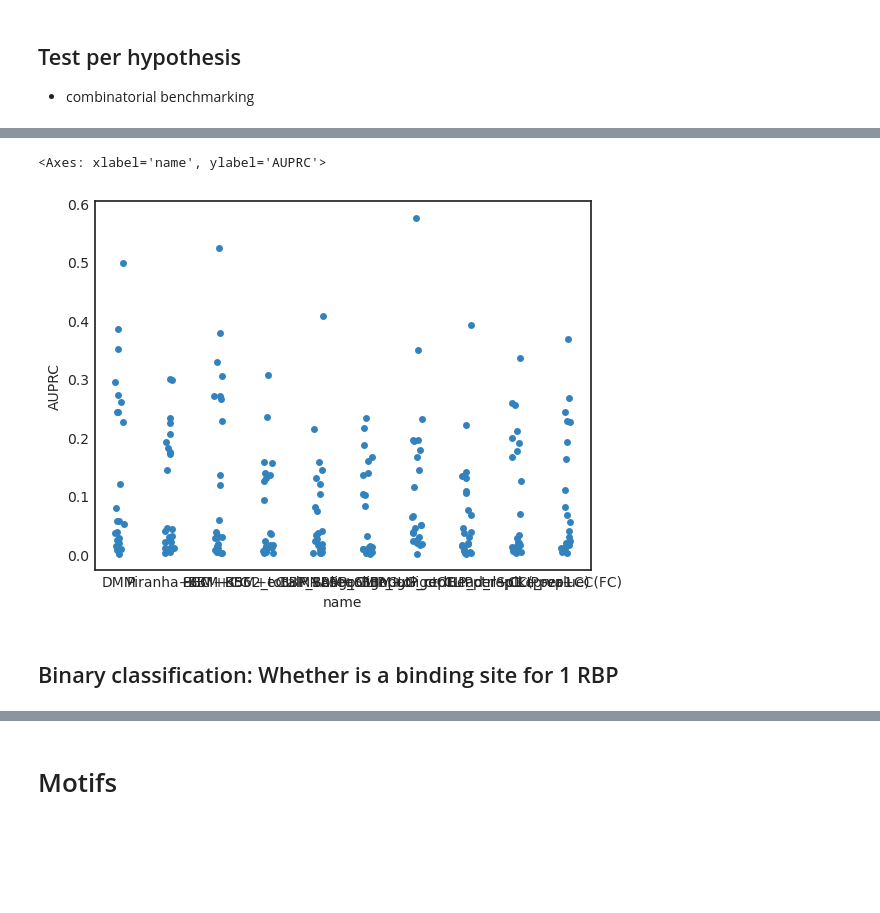
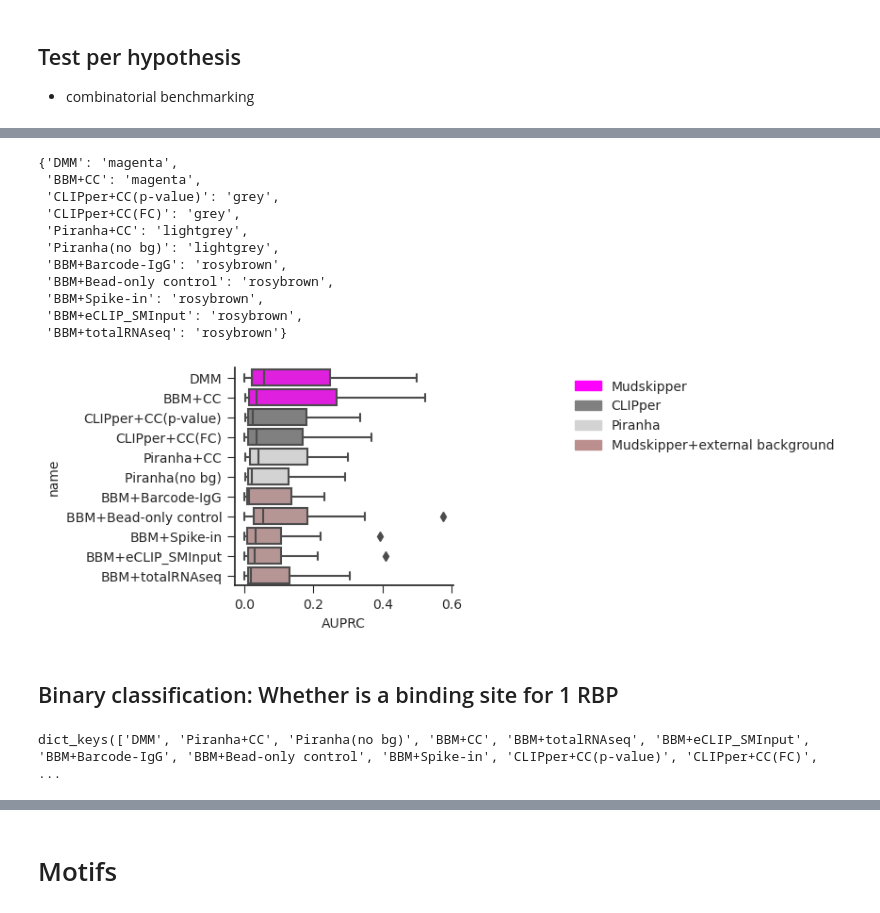
Before and after one commit to algaebrown/Mudskipper_analysis, a Jupyter notebook: 1_Evaluate_all_model_and_bg.ipynb, the cells around one changed output, grey strips where cells are left out. Saved outputs shown, nothing was run; the diff lists cells and outputs as text; code cells hidden in the pictures; blank space fills up the shorter version.

```diff
--- a/1_Evaluate_all_model_and_bg.ipynb
+++ b/1_Evaluate_all_model_and_bg.ipynb
@@ -14,7 +14,7 @@ import matplotlib.cm as cm
 import matplotlib
 import math
 from plot_params import *
-basedir= Path('/home/hsher/scratch/ABC_2rep/')
+basedir= Path('/tscc/nfs/home/hsher/scratch/ABC_2rep/')
 out_stem = 'K562_rep6'
 # %%
 ground_truth = pd.read_csv('Dan_multiplex1_K562_rep4.Dan_multiplex1_K562_rep6.reproducible_window.csv',
@@ -262,6 +285,7 @@ def read_piranha_pv(root_dir):
     return scores
 # %%
 all_scores['Piranha+CC']=read_piranha_pv(basedir/'comparison'/'piranha'/'CC')
+all_scores['Piranha(no bg)']=read_piranha_pv(basedir/'comparison'/'piranha'/'nobg')
 # %%
 def read_BBM_scores(root_dir):
     ''' given root_dir, return logLR scores or 1-pvalue '''
@@ -404,7 +425,7 @@ def collapsed_auprc(all_score_by_hypothesis,
 
     return pd.DataFrame(auprc_data, columns=['Hypothesis No.', 'RBP', 'AUPRC', 'name'])
 # %%
-sns.set_palette('tab20c')
+sns.set_palette('Paired')
 auprc_df = collapsed_auprc(all_score_by_hypothesis, collapsed_cluster, collapsed_cluster_anno)
 plt.savefig(figdir/'Hypothesis_AUPRC.pdf')
 # %% [output]
@@ -481,7 +518,36 @@ plt.savefig(figdir/f'AUPRC_combinatorial_Piranha.pdf')
+# %%
+import matplotlib.patches as mpatches
+order = ['DMM', 'BBM+CC', 'CLIPper+CC(p-value)', 'CLIPper+CC(FC)', 'Piranha+CC', 'Piranha(no bg)',
+         'BBM+Barcode-IgG', 'BBM+Bead-only control', 'BBM+Spike-in',
+       'BBM+eCLIP_SMInput', 'BBM+totalRNAseq']
+color_order = ['magenta']*2+['grey']*2 +['lightgrey']*2+['rosybrown']*5
+color_dict = dict(zip(order, color_order))
+lgd = [mpatches.Patch(color=c, label=o) for o,c in zip(order, color_order)]
+color_unique = ['magenta','grey','lightgrey','rosybrown']
+types = ['Mudskipper', 'CLIPper', 'Piranha', 'Mudskipper+external background']
+lgd_uniq = [mpatches.Patch(color=c, label=o) for o,c in zip(types, color_unique)]
+# %%
+color_dict
+# %% [output]
+{'DMM': 'magenta',
+ 'BBM+CC': 'magenta',
+ 'CLIPper+CC(p-value)': 'grey',
+ 'CLIPper+CC(FC)': 'grey',
+ 'Piranha+CC': 'lightgrey',
+ 'Piranha(no bg)': 'lightgrey',
+ 'BBM+Barcode-IgG': 'rosybrown',
+ 'BBM+Bead-only control': 'rosybrown',
+ 'BBM+Spike-in': 'rosybrown',
+ 'BBM+eCLIP_SMInput': 'rosybrown',
+ 'BBM+totalRNAseq': 'rosybrown'}
 # %%
-sns.stripplot(auprc_df, x = 'name', y = 'AUPRC')
+f, ax = plt.subplots(figsize = (3,3))
+
+sns.boxplot(auprc_df, y = 'name', x = 'AUPRC',  ax = ax, order = order, palette = color_dict)
+sns.despine()
+plt.legend(handles = lgd_uniq, bbox_to_anchor = (1.5,1))
+plt.savefig(figdir/f'AUPRC_boxplot.pdf')
 # %% [output]
-<Axes: xlabel='name', ylabel='AUPRC'>
-[figure, old version]
+[figure, new version]
 # %% [markdown]
 ## Binary classification: Whether is a binding site for 1 RBP
@@ -491,0 +608,4 @@ sns.stripplot(auprc_df, x = 'name', y = 'AUPRC')
+# %%
+all_scores.keys()
+# %% [output]
+dict_keys(['DMM', 'Piranha+CC', 'Piranha(no bg)', 'BBM+CC', 'BBM+totalRNAseq', 'BBM+eCLIP_SMInput', 'BBM+Barcode-IgG', 'BBM+Bead-only control', 'BBM+Spike-in', 'CLIPper+CC(p-value)', 'CLIPper+CC(FC)', ...
```
Also changed, not shown: parts of 66 cells of this notebook, 41 other files.
